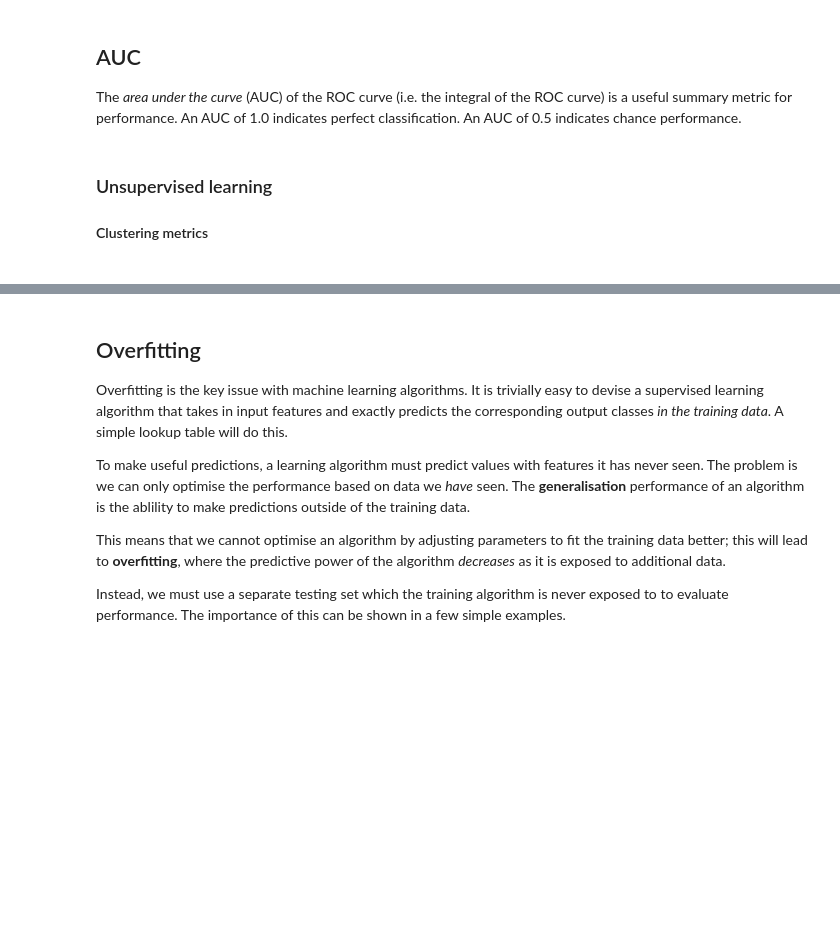
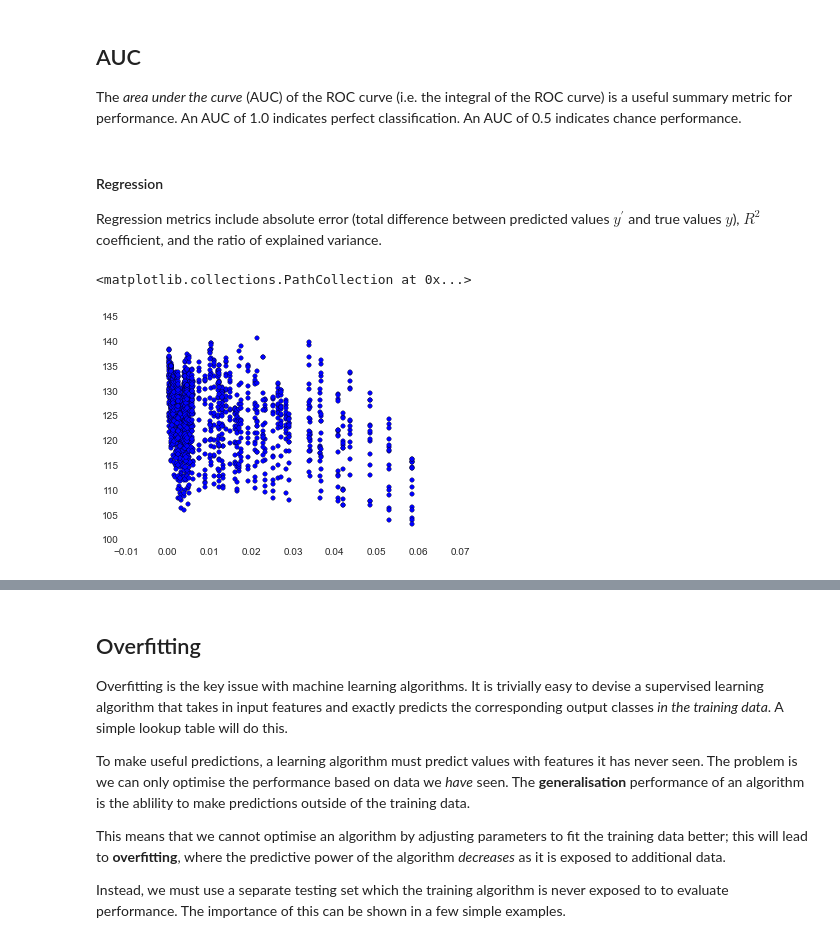
Before and after one commit to johnhw/summerschool2015, a Jupyter notebook: CrashCourse_Lecture1.ipynb, the cells around one changed output, grey strips where cells are left out. Saved outputs shown, nothing was run; the diff lists cells and outputs as text; code cells hidden in the pictures; blank space fills up the shorter version.

```diff
--- a/CrashCourse_Lecture1.ipynb
+++ b/CrashCourse_Lecture1.ipynb
@@ -706,8 +708,16 @@ svm = sklearn.svm.SVC(C=15, gamma=0.12)
 svm.fit(sonar_train_features, random_sonar_train_labels)
 # this should be about 0.5
 print "Score: %f" % svm.score(sonar_test_features, random_sonar_test_labels)
-# %% [markdown]
-
-### Unsupervised learning
-#### Clustering metrics
-####
+# %% [markdown]
+#### Regression
+Regression metrics include absolute error (total difference between predicted values $y^\prime$ and true values $y$), $R^2$ coefficient, and the ratio of explained variance.
+# %%
+# Airfoil self-noise data
+# Given parameters of an airfoil shape, predict how loud it will be
+airfoil_data = np.loadtxt('airfoil_self_noise.dat', delimiter='\t')
+airfoil_features = airfoil_data[:,:-1]
+airfoil_values = airfoil_data[:,-1]
+plt.scatter(airfoil_features[:,4], airfoil_values)
+# %% [output]
+<matplotlib.collections.PathCollection at 0x...>
+[figure, added]
```
Also changed, not shown: parts of 4 cells of this notebook, 1 other file.
